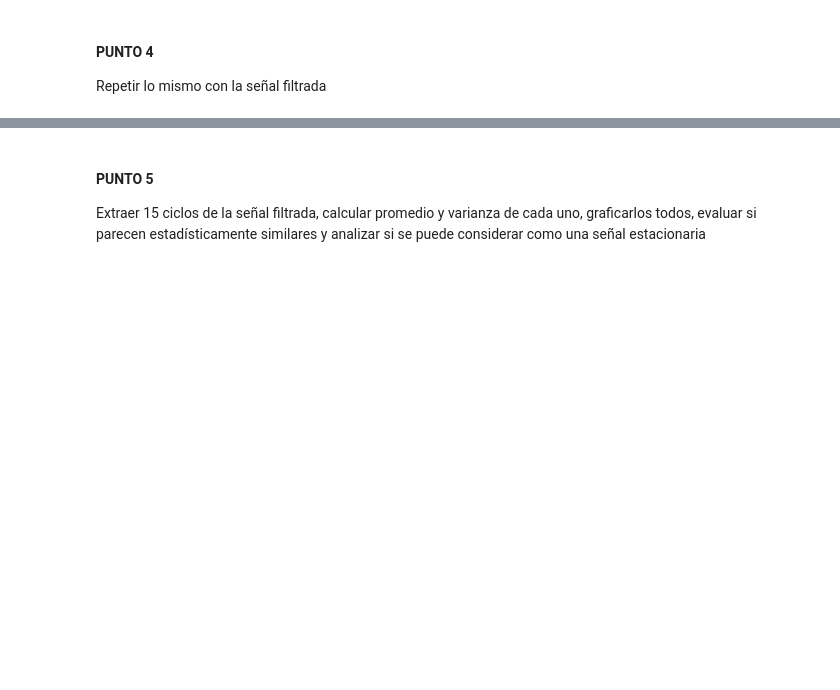
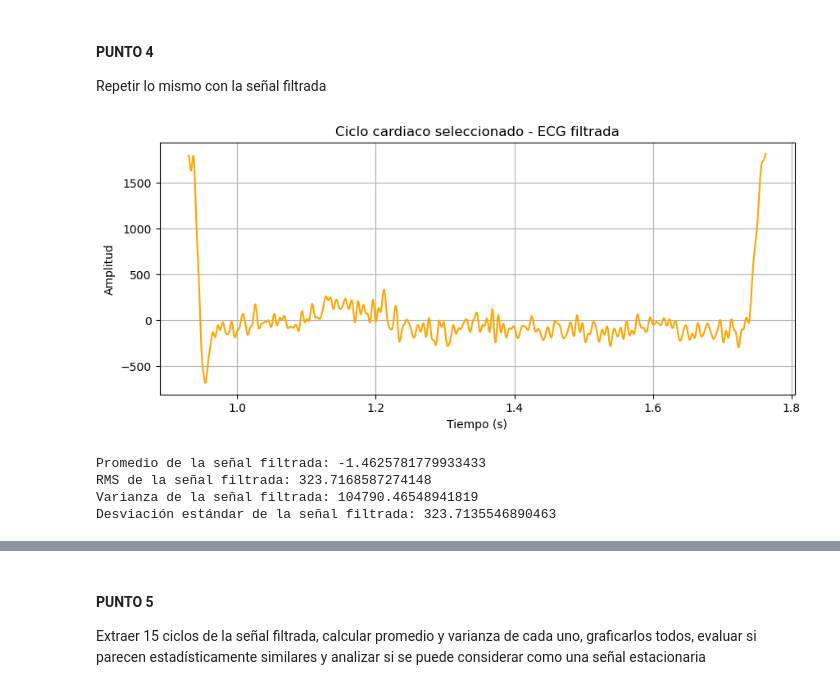
Before and after one commit to Lauren0407/Biosenales-LaurenCordero-AlmaOlea, a Jupyter notebook: Practica_2/Taller2.ipynb, the cells around one changed output, grey strips where cells are left out. Drawn from its saved outputs; the diff is of its cells as text; code cells hidden in the pictures; blank space fills up the shorter version.

```diff
--- a/Practica_2/Taller2.ipynb
+++ b/Practica_2/Taller2.ipynb
@@ -119,3 +138,33 @@ Número de picos detectados: 36
 #### PUNTO 4
 
 Repetir lo mismo con la señal filtrada
+# %%
+ciclo_filtrada = señal_filt[inicio:fin]
+
+# Graficamos
+plt.figure(figsize=(10,4))
+plt.plot(t_ciclo, ciclo_filtrada, color='orange')
+plt.title('Ciclo cardiaco seleccionado - ECG filtrada')
+plt.xlabel('Tiempo (s)')
+plt.ylabel('Amplitud')
+plt.grid()
+plt.show()
+# %% [output]
+[figure, added]
+# %%
+N2= len(ciclo_filtrada)
+# Estadísticos del ciclo filtrado
+promedio_filt = np.mean(ciclo_filtrada)
+rms_filt = RMS(N2, ciclo_filtrada)
+varianza_filt = np.var(ciclo_filtrada)
+desv_filt = np.std(ciclo_filtrada)
+
+print(f"Promedio de la señal filtrada: {promedio_filt}")
+print(f"RMS de la señal filtrada: {rms_filt}")
+print(f"Varianza de la señal filtrada: {varianza_filt}")
+print(f"Desviación estándar de la señal filtrada: {desv_filt}")
+# %% [output]
+Promedio de la señal filtrada: -1.4625781779933433
+RMS de la señal filtrada: 323.7168587274148
+Varianza de la señal filtrada: 104790.46548941819
+Desviación estándar de la señal filtrada: 323.7135546890463
```
Also changed, not shown: parts of 3 cells of this notebook.
